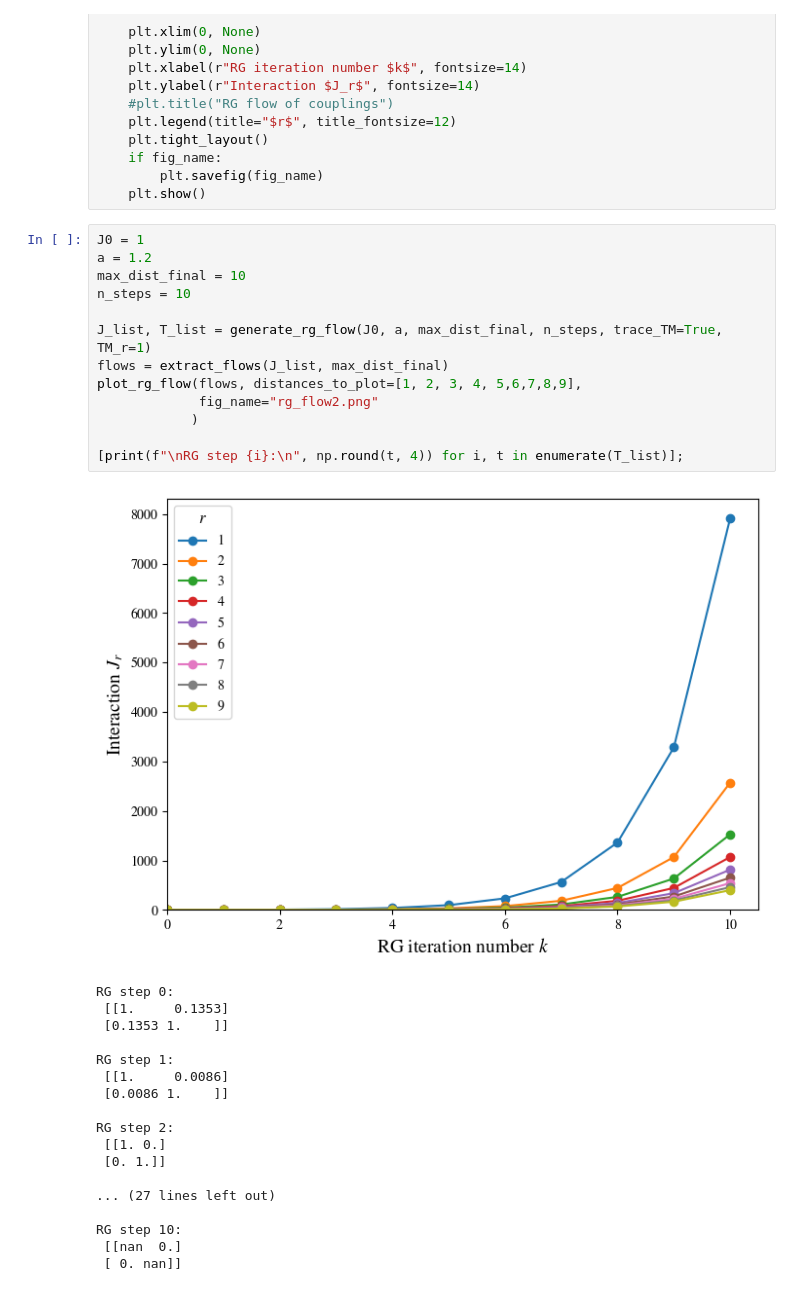
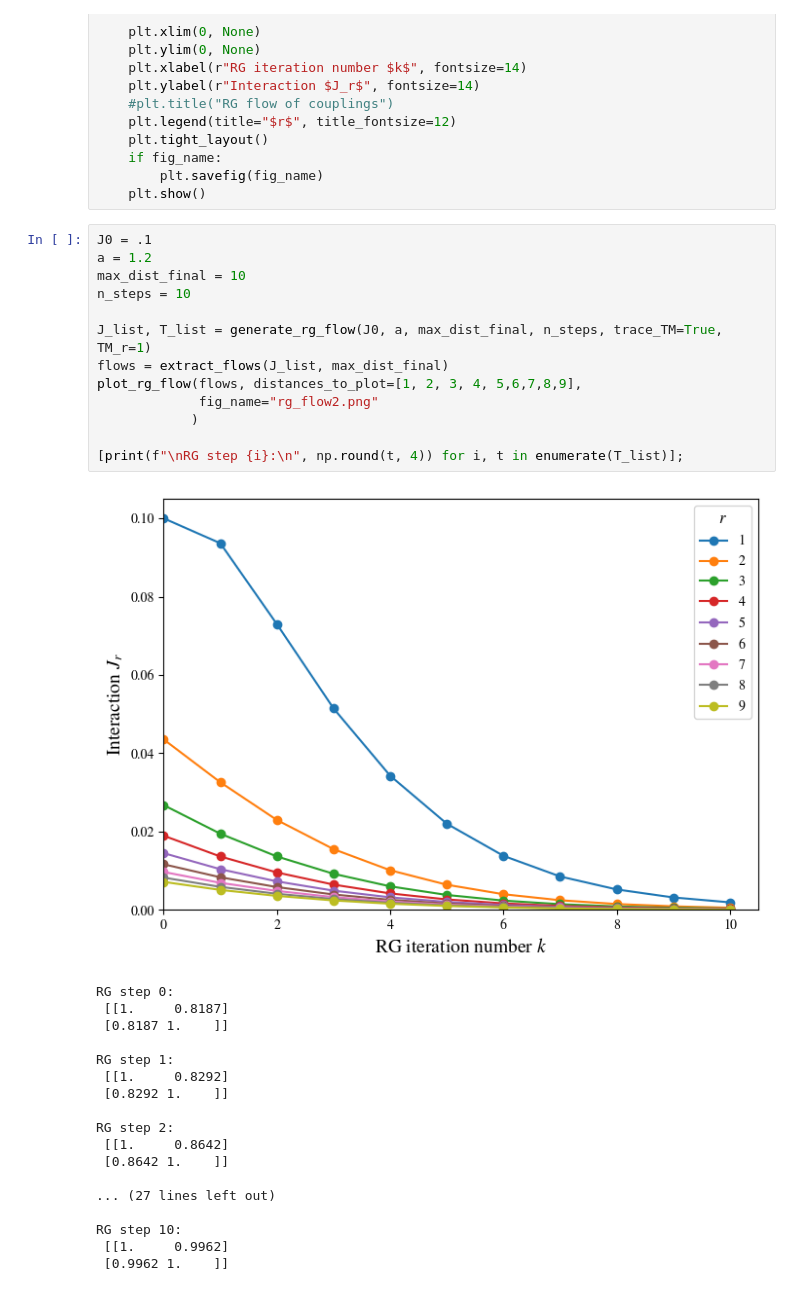
Before and after one commit to erbilcanartun/long-range-ising-chain, a Jupyter notebook: notebooks/rg_flow.ipynb, the cells around one changed output. Cells and saved outputs as stored; diff of their text form.

```diff
--- a/notebooks/rg_flow.ipynb
+++ b/notebooks/rg_flow.ipynb
@@ -83,34 +83,34 @@ def plot_rg_flow(flows, distances_to_plot=None, fig_name=None):
         plt.savefig(fig_name)
     plt.show()
 # %%
-J0 = 1
+J0 = .1
 a = 1.2
 max_dist_final = 10
 n_steps = 10
 
 J_list, T_list = generate_rg_flow(J0, a, max_dist_final, n_steps, trace_TM=True, TM_r=1)
 flows = extract_flows(J_list, max_dist_final)
 plot_rg_flow(flows, distances_to_plot=[1, 2, 3, 4, 5,6,7,8,9],
              fig_name="rg_flow2.png"
             )
 
 [print(f"\nRG step {i}:\n", np.round(t, 4)) for i, t in enumerate(T_list)];
 # %% [output]
-[figure, old version]
+[figure, new version]
 RG step 0:
- [[1.     0.1353]
- [0.1353 1.    ]]
+ [[1.     0.8187]
+ [0.8187 1.    ]]
 
 RG step 1:
- [[1.     0.0086]
- [0.0086 1.    ]]
+ [[1.     0.8292]
+ [0.8292 1.    ]]
 
 RG step 2:
- [[1. 0.]
- [0. 1.]]
+ [[1.     0.8642]
+ [0.8642 1.    ]]
 
 ... (27 lines left out)
 
 RG step 10:
- [[nan  0.]
- [ 0. nan]]
+ [[1.     0.9962]
+ [0.9962 1.    ]]
```
